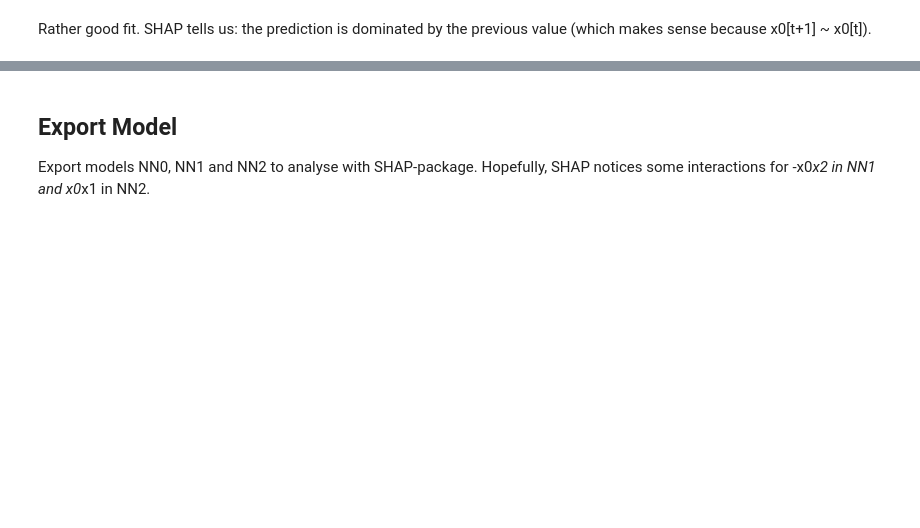
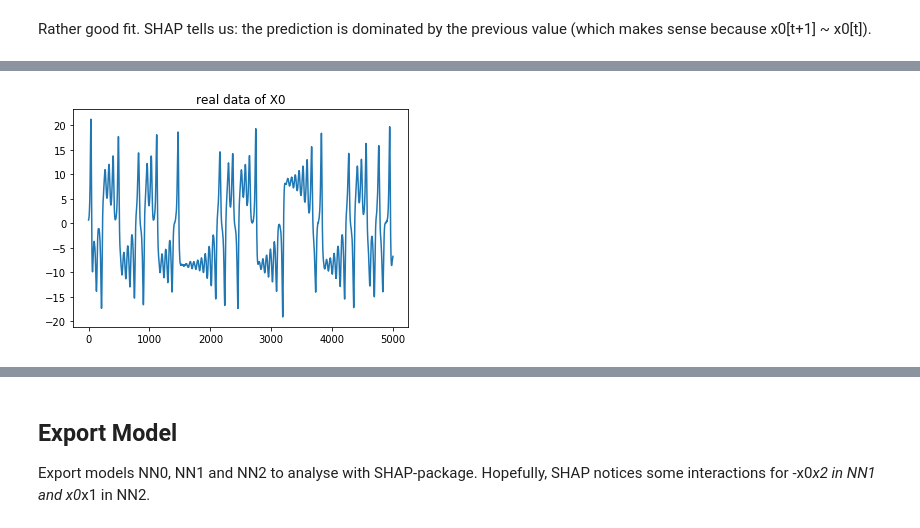
Before and after one commit to TobiasW1891/XAI, a Jupyter notebook: Neural Net Regression ODE.ipynb, the cells around one changed output, grey strips where cells are left out. Cells and saved outputs as stored; diff of their text form; code cells hidden in the pictures; blank space fills up the shorter version.

```diff
--- a/Neural Net Regression ODE.ipynb
+++ b/Neural Net Regression ODE.ipynb
@@ -714,0 +762,6 @@ Rather good fit. SHAP tells us: the prediction is dominated by the previous valu
+# %%
+plt.plot(np.arange(X.shape[0]), X[:,0])
+plt.title("real data of X0")
+plt.show()
+# %% [output]
+[figure, added]
```
Also changed, not shown: parts of 13 cells of this notebook.
